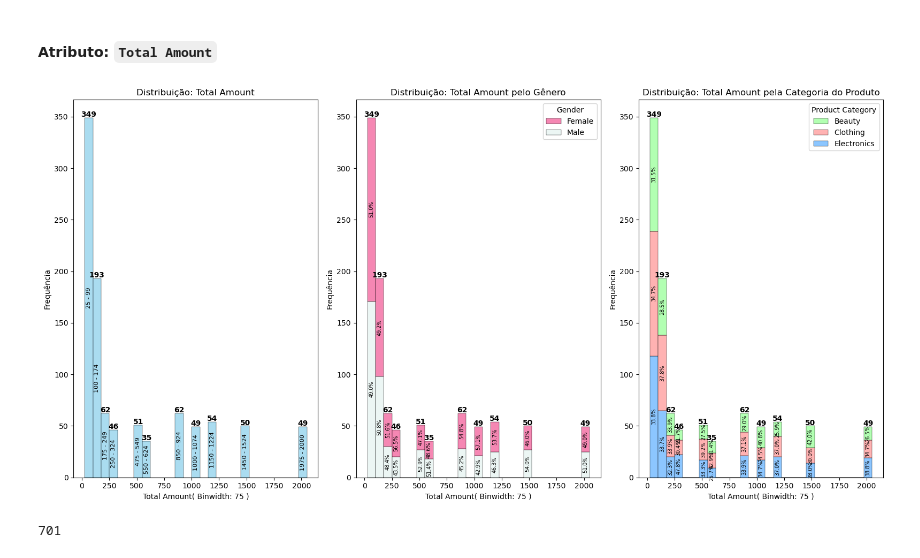
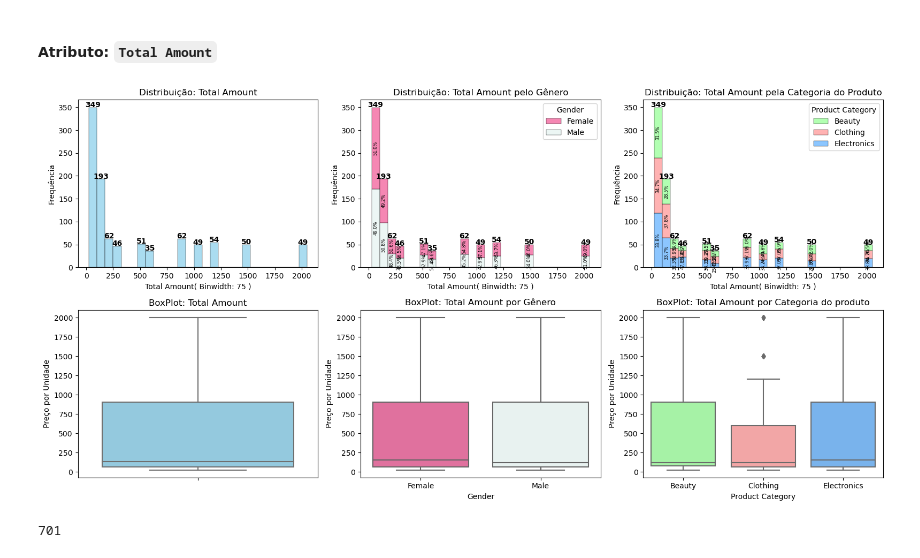
Before and after one commit to DevBrunoP/AED-Retail-Sales-Dataset, a Jupyter notebook: AED - Dados Varejo.ipynb, the cells around one changed output. Saved outputs shown, nothing was run; the diff lists cells and outputs as text; code cells hidden in the pictures.

```diff
--- a/AED - Dados Varejo.ipynb
+++ b/AED - Dados Varejo.ipynb
@@ -580,50 +585,62 @@ print(f'{format(produtos_menores_que_51, ".2f")}% dos preços dos produtos são
 # %%
 # Criação dos Grids 3x2
 janela, graficos = plt.subplots(nrows=2, ncols=3, figsize=(16,8))
 
 # Gráfico 1
 #-----------
 binwidth_value = 75  # Defina o tamanho do intervalo
 fontsize = 7
 
-histplot = sns.histplot(data=df, x='Total Amount', binwidth=binwidth_value, ax=graficos[0], edgecolor="black", alpha=0.7, linewidth=0.3, color='skyblue')
-graficos[0].set_title('Distribuição: Total Amount', fontsize=12)
-graficos[0].set_xlabel(f'Total Amount( Binwidth: {binwidth_value} )', fontsize=10)
-graficos[0].set_ylabel("Frequência", fontsize=10)
+histplot = sns.histplot(data=df, x='Total Amount', binwidth=binwidth_value, ax=graficos[0][0], edgecolor="black", alpha=0.7, linewidth=0.3, color='skyblue')
+graficos[0][0].set_title('Distribuição: Total Amount', fontsize=12)
+graficos[0][0].set_xlabel(f'Total Amount( Binwidth: {binwidth_value} )', fontsize=10)
+graficos[0][0].set_ylabel("Frequência", fontsize=10)
 
-cria_rotulos_barras(histrgrama=histplot, grid=graficos, posicao_grid=0, fontsize= 10, binwidth_value=binwidth_value)
+cria_rotulos_barras(histrgrama=histplot, grid=graficos, posicao_grid=[0,0], fontsize= 10, binwidth_value=binwidth_value)
 
-rotula_intervalo_bins(column='Total Amount', histrgrama=histplot, grid=graficos, posicao_grid=0, fontsize=8, binwidth_value=binwidth_value)
+rotula_intervalo_bins(column='Total Amount', histrgrama=histplot, grid=graficos, posicao_grid=[0,0], fontsize=8, binwidth_value=binwidth_value)
 
 # 📌 Gráfico 2 (Frequência + Percentuais por Gender)
-histplot2 = sns.histplot(data=df, x='Total Amount', hue='Gender', binwidth=binwidth_value, multiple="stack", ax=graficos[1], edgecolor="black", linewidth=0.3, palette=palete_gender)
+histplot2 = sns.histplot(data=df, x='Total Amount', hue='Gender', binwidth=binwidth_value, multiple="stack", ax=graficos[0][1], edgecolor="black", linewidth=0.3, palette=palete_gender)
 
-cria_rotulos_barras(histrgrama=histplot, grid=graficos, posicao_grid=1, fontsize= 10, binwidth_value=binwidth_value)
+cria_rotulos_barras(histrgrama=histplot, grid=graficos, posicao_grid=[0,1], fontsize= 10, binwidth_value=binwidth_value)
 
-rotula_percentual_segmentado_barras(histograma=histplot2, grid=graficos, posicao_grid=1, fontsize=7)
+rotula_percentual_segmentado_barras(histograma=histplot2, grid=graficos, posicao_grid=[0,1], fontsize=6)
 
 # Customizações adicionais do gráfico 1
-graficos[1].set_title('Distribuição: Total Amount pelo Gênero', fontsize=12)
-graficos[1].set_xlabel(f'Total Amount( Binwidth: {binwidth_value} )', fontsize=10)
-graficos[1].set_ylabel('Frequência', fontsize=10)
+graficos[0][1].set_title('Distribuição: Total Amount pelo Gênero', fontsize=12)
+graficos[0][1].set_xlabel(f'Total Amount( Binwidth: {binwidth_value} )', fontsize=10)
+graficos[0][1].set_ylabel('Frequência', fontsize=10)
 
 # Criação do gráfico 3
-histplot3 = sns.histplot(data=df, x='Total Amount', hue='Product Category', binwidth=binwidth_value,  multiple="stack", ax=graficos[2], edgecolor="black", linewidth=0.3, palette=palette_product_category)
+histplot3 = sns.histplot(data=df, x='Total Amount', hue='Product Category', binwidth=binwidth_value,  multiple="stack", ax=graficos[0][2], edgecolor="black", linewidth=0.3, palette=palette_product_category)
 
-cria_rotulos_barras(histrgrama=histplot, grid=graficos, posicao_grid=2, fontsize= 10, binwidth_value=binwidth_value)
+cria_rotulos_barras(histrgrama=histplot, grid=graficos, posicao_grid=[0,2], fontsize= 10, binwidth_value=binwidth_value)
 
-rotula_percentual_segmentado_barras(histograma=histplot3, grid=graficos, posicao_grid=2, fontsize=7)
+rotula_percentual_segmentado_barras(histograma=histplot3, grid=graficos, posicao_grid=[0,2], fontsize=6)
 
 # Customizações adicionais do gráfico 1
-graficos[2].set_title('Distribuição: Total Amount pela Categoria do Produto', fontsize=12)
-graficos[2].set_xlabel(f'Total Amount( Binwidth: {binwidth_value} )', fontsize=10)
-graficos[2].set_ylabel('Frequência', fontsize=10)
+graficos[0][2].set_title('Distribuição: Total Amount pela Categoria do Produto', fontsize=12)
+graficos[0][2].set_xlabel(f'Total Amount( Binwidth: {binwidth_value} )', fontsize=10)
+graficos[0][2].set_ylabel('Frequência', fontsize=10)
+
+sns.boxplot(data=df, y='Total Amount', color='skyblue', ax=graficos[1][0])
+graficos[1][0].set_title('BoxPlot: Total Amount', fontsize=12)
+graficos[1][0].set_ylabel('Preço por Unidade', fontsize=10)
+
+sns.boxplot(data=df, y='Total Amount', x='Gender', palette=palete_gender ,ax=graficos[1][1])
+graficos[1][1].set_title('BoxPlot: Total Amount por Gênero', fontsize=12)
+graficos[1][1].set_ylabel('Preço por Unidade', fontsize=10)
+
+sns.boxplot(data=df, y='Total Amount', x='Product Category', palette=palette_product_category, ax=graficos[1][2])
+graficos[1][2].set_title('BoxPlot: Total Amount por Categoria do produto', fontsize=12)
+graficos[1][2].set_ylabel('Preço por Unidade', fontsize=10)
 
 # Exibir os gráficos
 plt.tight_layout()
 plt.show()
 # %% [output]
-[figure, old version]
+[figure, new version]
 # %%
 df_amount_menor_500 = df[df['Total Amount'] <= 500]
 len(df_amount_menor_500)
```
Also changed, not shown: parts of 4 cells of this notebook.
